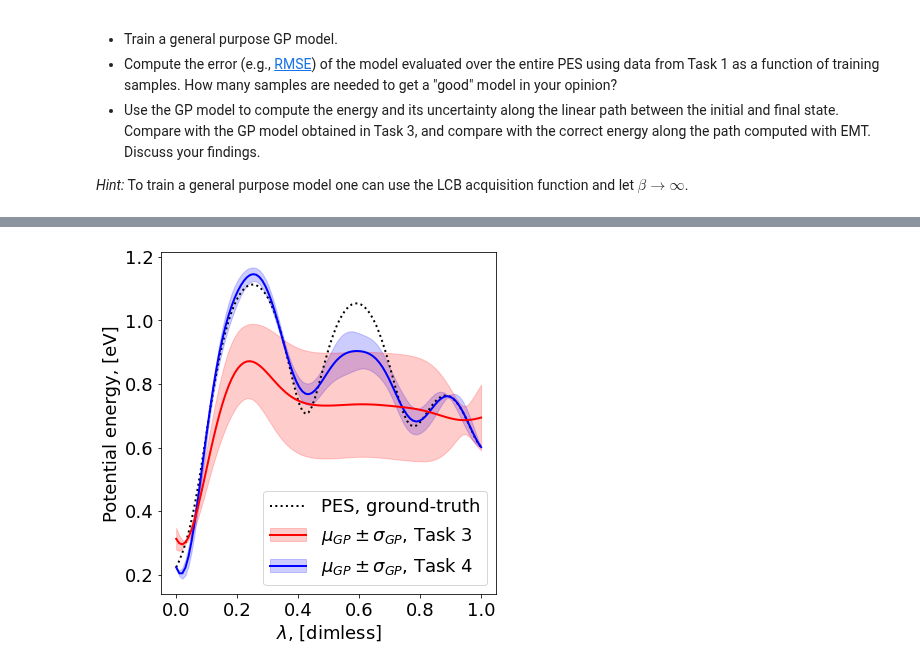
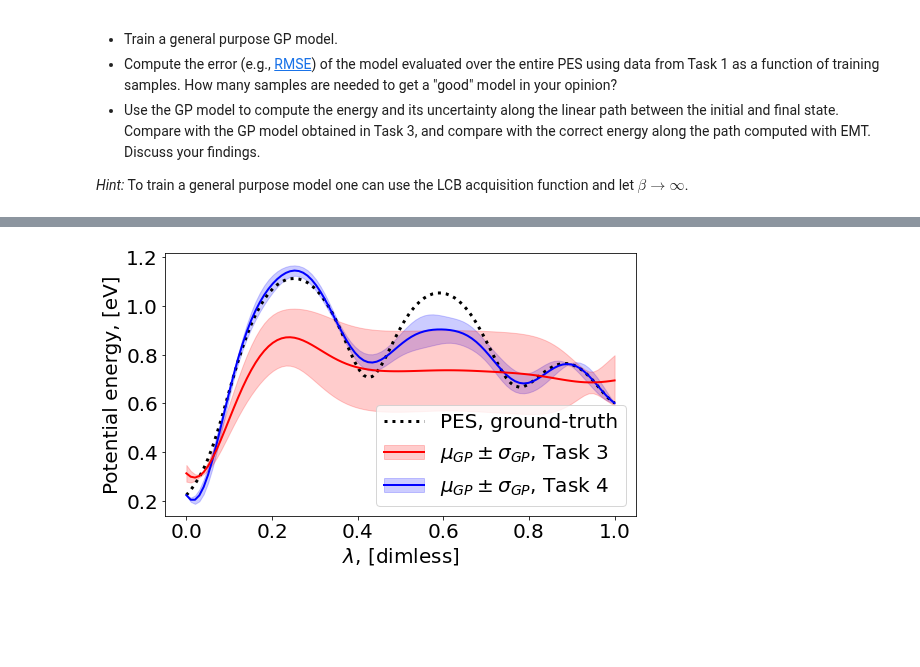
Before and after one commit to elindgren/asam_projects, a Jupyter notebook: project-2b/TIF345_bayesopt_project_2b.ipynb, the cells around one changed output, grey strips where cells are left out. Cells and saved outputs as stored; diff of their text form; code cells hidden in the pictures; blank space fills up the shorter version.

```diff
--- a/project-2b/TIF345_bayesopt_project_2b.ipynb
+++ b/project-2b/TIF345_bayesopt_project_2b.ipynb
@@ -324,7 +324,7 @@ else:
         res.append(sc.optimize.minimize(fun=PES, x0=s, method='L-BFGS-B', args=(z, surface), bounds=((0, np.max(xs)), (0, np.max(ys)))))
     pickle.dump(res, open(res_file, "wb"))
 
-fig, ax = plt.subplots(figsize=(8,6))
+fig, ax = plt.subplots(figsize=(8,4))
 print(np.min(pes.flatten()))
 print(np.max(pes.flatten()))
 cs = ax.contourf(xs, ys, pes.T)
@@ -746,6 +747,15 @@ Loading task 4 results
 # %%
-fig,ax = plt.subplots(figsize = (6,6))
-ax.plot(rmse, linewidth=2)
+# Set plot params
+plt.rc('font', size=20)          # controls default text sizes
+plt.rc('axes', titlesize=20)     # fontsize of the axes title
+plt.rc('axes', labelsize=20)     # fontsize of the x and y labels
+plt.rc('xtick', labelsize=20)    # fontsize of the tick labels
+plt.rc('ytick', labelsize=20)    # fontsize of the tick labels
+plt.rc('legend', fontsize=20)    # legend fontsize
+
+
+fig,ax = plt.subplots(figsize = (8,5))
+ax.plot(rmse, linewidth=3)
 ax.set_xlabel('Training samples')
 ax.set_ylabel('RMSE, [eV]')
 plt.tight_layout()
@@ -780,4 +790,12 @@ Parameters:
 # %%
+# Set plot params
+plt.rc('font', size=20)          # controls default text sizes
+plt.rc('axes', titlesize=20)     # fontsize of the axes title
+plt.rc('axes', labelsize=20)     # fontsize of the x and y labels
+plt.rc('xtick', labelsize=20)    # fontsize of the tick labels
+plt.rc('ytick', labelsize=20)    # fontsize of the tick labels
+plt.rc('legend', fontsize=20)    # legend fontsize
+
 def path(x_end, y_end, n):
     lamb = np.linspace(0,1,n)
     Xs = np.zeros((n,2))
@@ -802,33 +820,33 @@ mu_pes, std_pes  = model.predict(p)
 # EMT path
 E = evaluate_PES(p)
 
 # Task 3 path
 mu_t3, std_t3 = best_model.predict(p)
 
 # Plot
-fig,ax = plt.subplots(figsize = (6,6))
+fig,ax = plt.subplots(figsize = (8,5))
 
 # Ground-truth
-gtruth, = ax.plot(lamb, E, c='k', linewidth=2, linestyle=':')
+gtruth, = ax.plot(lamb, E, c='k', linewidth=3, linestyle=':')
 
 # General GP
 mean = mu_pes[:,0]
 err = np.sqrt(std_pes[:,0])
 meant4, = ax.plot(lamb, mean, linewidth=2, c='b', label=r'$\mu_{GP}$')
 bandt4 = ax.fill_between(x=lamb, y1=mean+err, y2=mean-err, color='b', alpha=0.2)
 
 # Task 3 GP
 mean_t3 = mu_t3[:,0]
 err_t3 = np.sqrt(std_t3[:,0])
 meant3, = ax.plot(lamb, mean_t3, linewidth=2, c='r', label=r'$\mu_{GP}$')
 bandt3 = ax.fill_between(x=lamb, y1=mean_t3+err_t3, y2=mean_t3-err_t3, color='r', alpha=0.2)
 
 
 ax.set_xlabel(r'$\lambda$, [dimless]')
 ax.set_ylabel(r'Potential energy, [eV]')
 plt.tight_layout()
 ax.legend([gtruth, (meant3, bandt3), (meant4, bandt4)], ['PES, ground-truth', r'$\mu_{GP} \pm \sigma_{GP}$, Task 3', r'$\mu_{GP} \pm \sigma_{GP}$, Task 4'],loc='best')
 
 plt.savefig('figures/task4_path.png')
 # %% [output]
-[figure, old version]
+[figure, new version]
```
Also changed, not shown: parts of 3 cells of this notebook, 4 other files.
